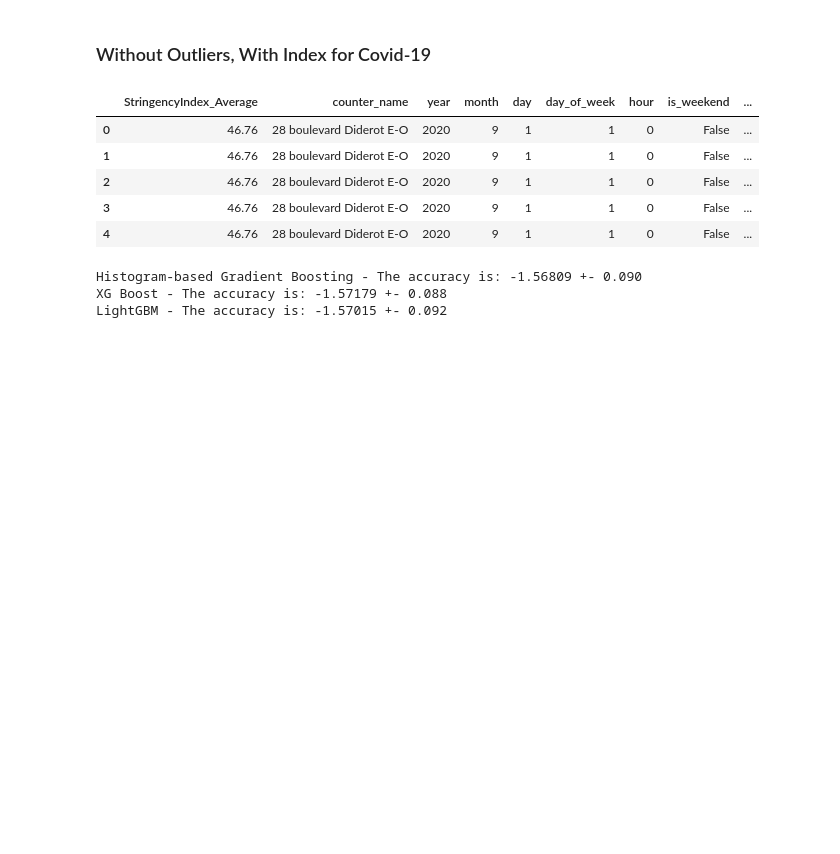
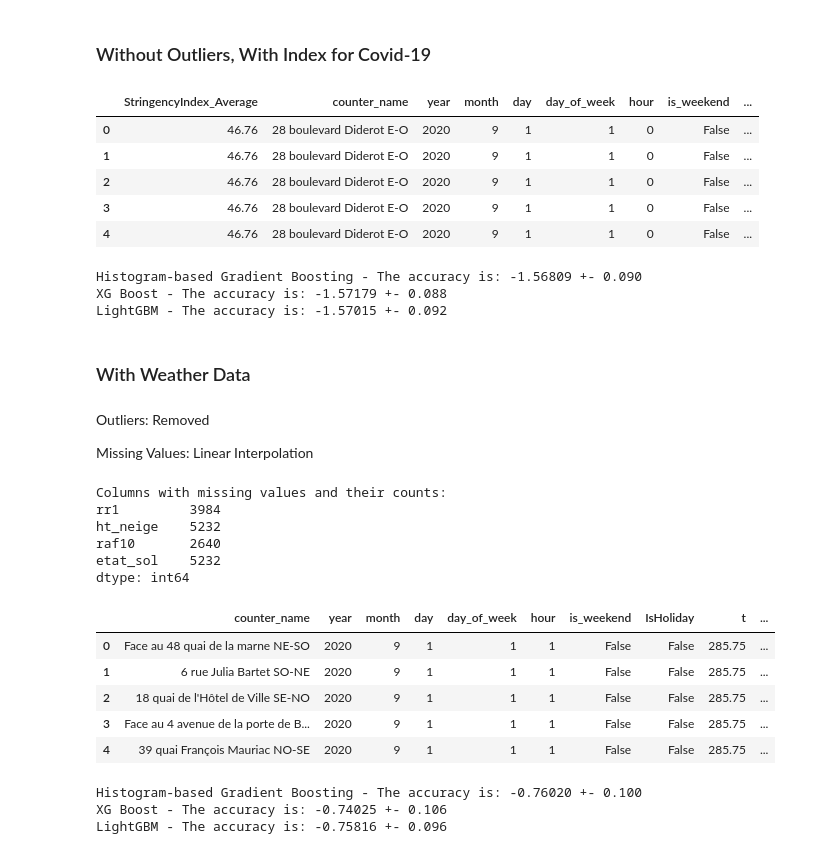
Before and after one commit to maximotk/bike_counters, a Jupyter notebook: Model_Testing.ipynb, the cells around one changed output. Saved outputs shown, nothing was run; the diff lists cells and outputs as text; code cells hidden in the pictures; blank space fills up the shorter version.

```diff
--- a/Model_Testing.ipynb
+++ b/Model_Testing.ipynb
@@ -195,3 +198,55 @@ for regressor_name, regressor in regressors.items():
 Histogram-based Gradient Boosting - The accuracy is: -1.56809 +- 0.090
 XG Boost - The accuracy is: -1.57179 +- 0.088
 LightGBM - The accuracy is: -1.57015 +- 0.092
+# %% [markdown]
+### With Weather Data
+# %% [markdown]
+Outliers: Removed
+
+Missing Values: Linear Interpolation
+# %%
+data = pd.read_parquet(Path("data") / "train.parquet")
+mdata = codify_date_2(data)
+mdata = remove_outliers(mdata)
+mdata = add_weather(mdata)
+mdata = handle_missing_values(mdata, "linear")
+X, y = get_X_y(mdata)
+X.head()
+# %% [output]
+Columns with missing values and their counts:
+rr1         3984
+ht_neige    5232
+raf10       2640
+etat_sol    5232
+dtype: int64
+|  | counter_name | year | month | day | day_of_week | hour | is_weekend | IsHoliday | t | ... |
+| 0 | Face au 48 quai de la marne NE-SO | 2020 | 9 | 1 | 1 | 1 | False | False | 285.75 | ... |
+| 1 | 6 rue Julia Bartet SO-NE | 2020 | 9 | 1 | 1 | 1 | False | False | 285.75 | ... |
+| 2 | 18 quai de l'Hôtel de Ville SE-NO | 2020 | 9 | 1 | 1 | 1 | False | False | 285.75 | ... |
+| 3 | Face au 4 avenue de la porte de B... | 2020 | 9 | 1 | 1 | 1 | False | False | 285.75 | ... |
+| 4 | 39 quai François Mauriac NO-SE | 2020 | 9 | 1 | 1 | 1 | False | False | 285.75 | ... |
+# %%
+numerical_columns = ['t', 'rr1', 'u', 'ht_neige', 'raf10', 'ff', 'ww', 'etat_sol', 'tend']
+categorical_columns = ["counter_name", "year", "month", "day", "day_of_week", "hour", "is_weekend", "IsHoliday"]
+
+preprocessor = ColumnTransformer([
+    ("cat", OneHotEncoder(handle_unknown='ignore', sparse_output=False), categorical_columns)
+])
+
+regressors = {"Histogram-based Gradient Boosting": HistGradientBoostingRegressor(),
+             "XG Boost": XGBRegressor(),
+             "LightGBM": LGBMRegressor(verbosity=-1),
+            }
+for regressor_name, regressor in regressors.items():
+    pipeline = Pipeline([
+        ("preprocessor", preprocessor),
+        ("regressor", regressor)
+    ])
+
+    scores = cross_val_score(pipeline, X, y, cv=utils.get_cv(X, y),
+                             n_jobs=-1, scoring="neg_root_mean_squared_error")
+    print(f"{regressor_name} - The accuracy is: {scores.mean():.5f} +- {scores.std():.3f}")
+# %% [output]
+Histogram-based Gradient Boosting - The accuracy is: -0.76020 +- 0.100
+XG Boost - The accuracy is: -0.74025 +- 0.106
+LightGBM - The accuracy is: -0.75816 +- 0.096
```
Also changed, not shown: parts of 13 cells of this notebook, 2 other files.
